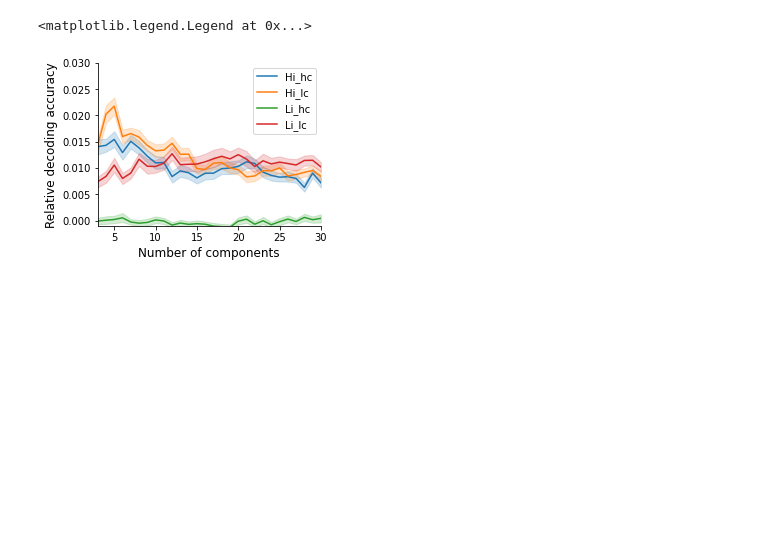
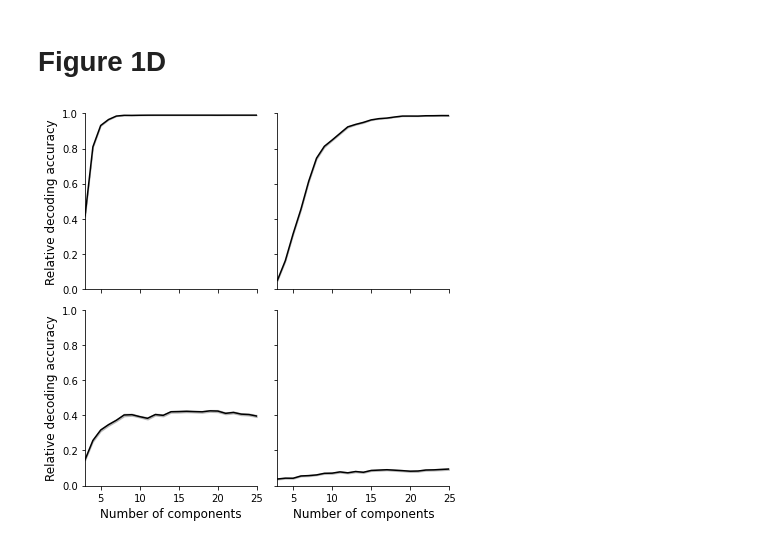
Before and after one commit to ContextLab/pca_paper, a Jupyter notebook: code/notebooks/simulations.ipynb, the cells around one changed output. Drawn from its saved outputs; the diff is of its cells as text; code cells hidden in the pictures; blank space fills up the shorter version.

```diff
--- a/code/notebooks/simulations.ipynb
+++ b/code/notebooks/simulations.ipynb
@@ -121,6 +121,26 @@ Note: this doesn't actually "work"...need to change how the dataset is made
-# %%
-fig = plot_accuracy(decoding_results, conditions=['HI_HC', 'HI_LC', 'LI_HC', 'LI_LC'], condition_colors=synth_colors, xlim=[3, K], ylim=[-0.001, 0.03]);
-plt.legend()
-# %% [output]
-<matplotlib.legend.Legend at 0x...>
-[figure, removed]
+# %%
+def plot_wrapper(x, condition='HI_HC', ax=None, color='#000000'):
+    return plot_accuracy(x, conditions=[condition], condition_colors={condition: color}, ax=ax, xlim=[3, K], ylim=[-0.001, 1.0])
+# %% [markdown]
+# Figure 1D
+# %%
+fig, axs = plt.subplots(2, 2, figsize=(6, 6), sharex=True, sharey=True)
+axs = axs.ravel()
+
+plot_wrapper(decoding_results, condition='HI_HC', ax=axs[0])
+axs[0].set_ylabel('Relative decoding accuracy', fontsize=12)
+
+plot_wrapper(decoding_results, condition='HI_LC', ax=axs[1])
+
+plot_wrapper(decoding_results, condition='LI_HC', ax=axs[2])
+axs[2].set_xlabel('Number of components', fontsize=12)
+axs[2].set_ylabel('Relative decoding accuracy', fontsize=12)
+
+plot_wrapper(decoding_results, condition='LI_LC', ax=axs[3]);
+axs[3].set_xlabel('Number of components', fontsize=12)
+axs[3].set_ylabel('Relative decoding accuracy', fontsize=12)
+
+fig.tight_layout()
+fig.savefig(os.path.join(figdir, 'synthetic_data_decoding_results.pdf'), bbox_inches='tight')
+# %% [output]
+[figure, added]
```
Also changed, not shown: parts of 11 cells of this notebook, 4 other files.
